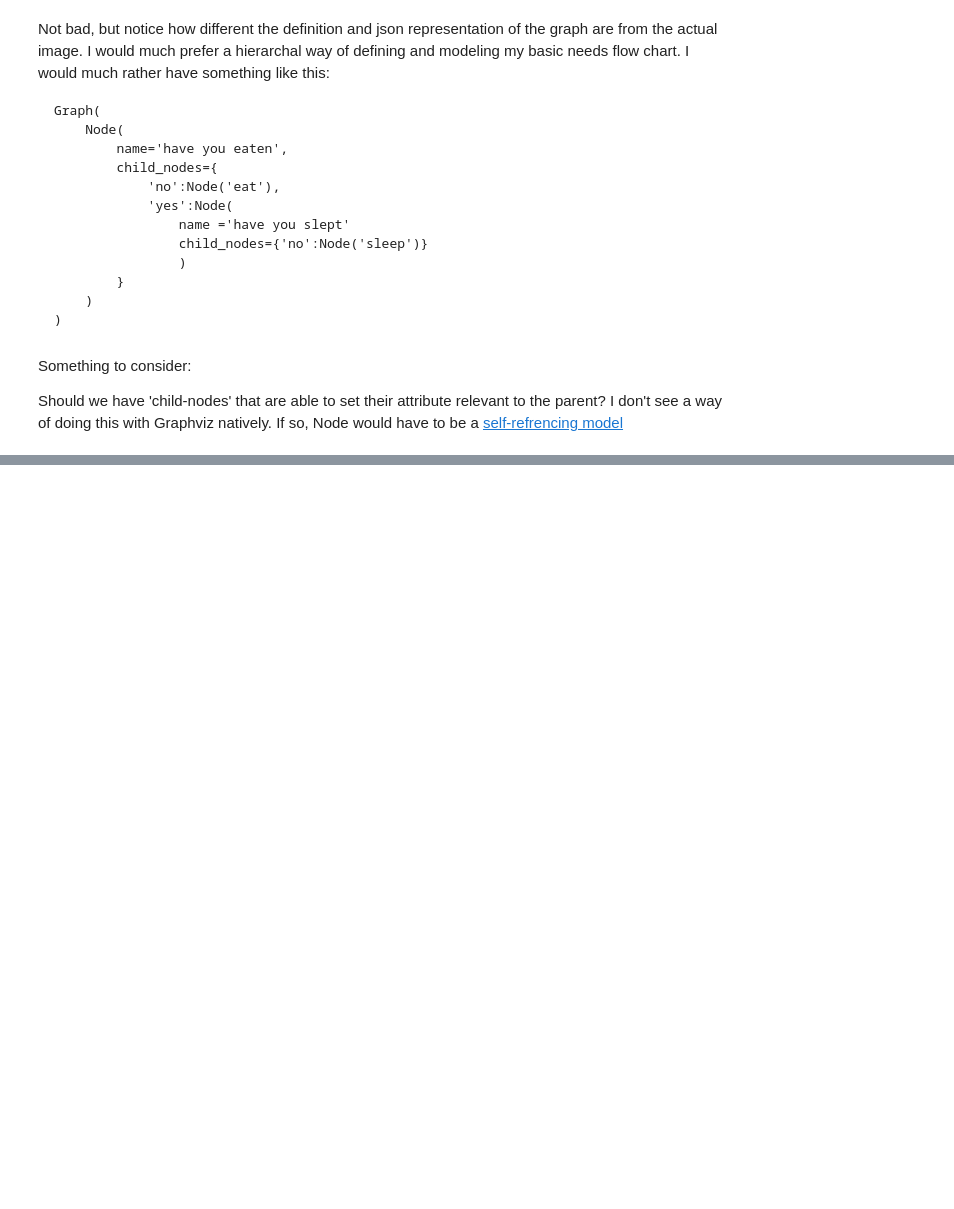
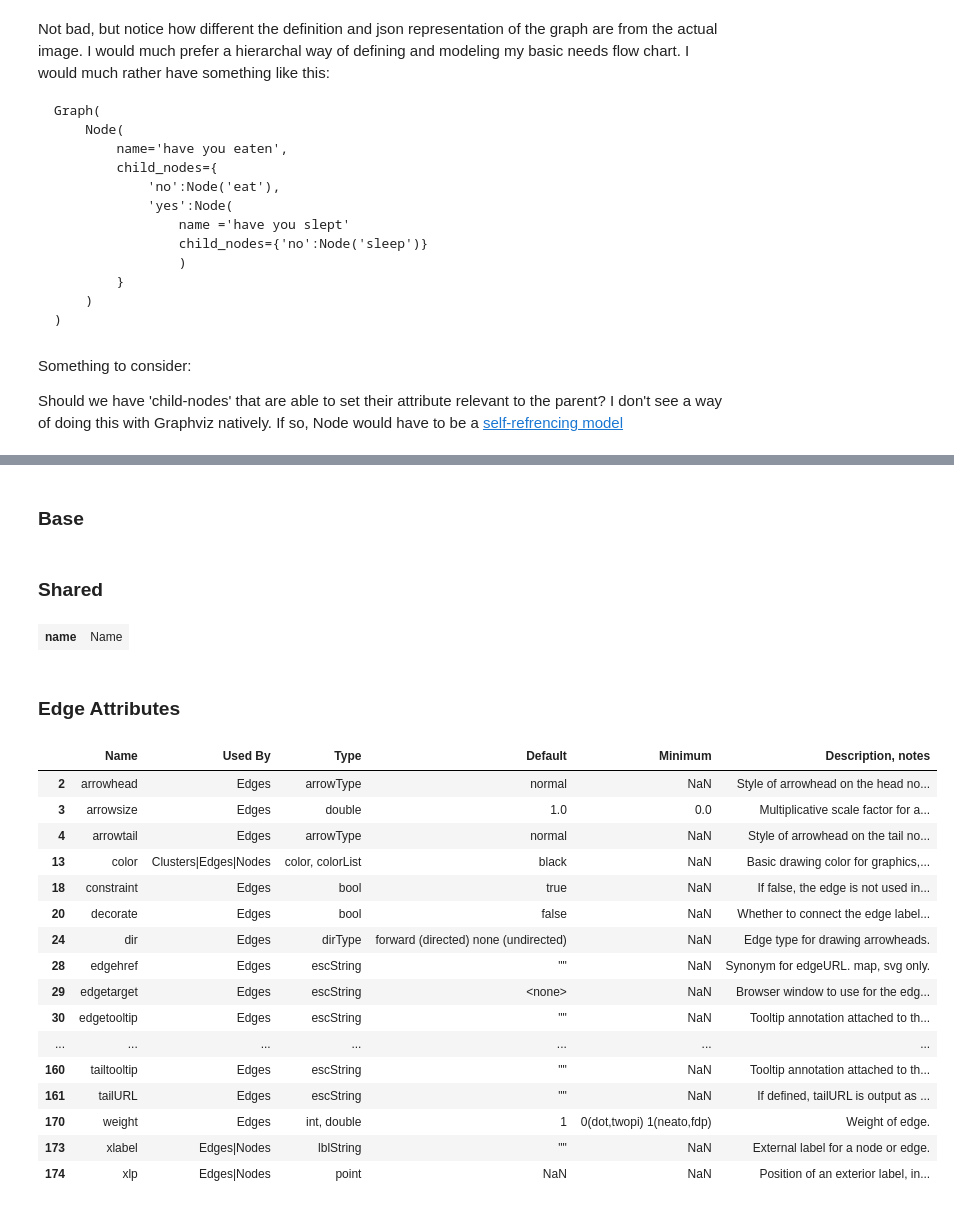
Before and after one commit to schlinkertc/humble-chuck, a Jupyter notebook: nbs/projects/Flow Chart Creator.ipynb, the cells around one changed output, grey strips where cells are left out. Drawn from its saved outputs; the diff is of its cells as text; code cells hidden in the pictures; blank space fills up the shorter version.

```diff
--- a/nbs/projects/Flow Chart Creator.ipynb
+++ b/nbs/projects/Flow Chart Creator.ipynb
@@ -164,0 +182,12 @@ Should we have 'child-nodes' that are able to set their attribute relevant to th
+# %%
+attributes = pd.read_html("https://graphviz.org/doc/info/attrs.html")[0]
+attributes
+
+def normalize_used_by(value):
+    as_list = [s.strip() for s in value.split(',')]
+    return '|'.join(x for x in sorted(as_list))
+
+attributes['Used By'] = attributes['Used By'].apply(
+    lambda x: normalize_used_by(x)
+)
+attributes['Used By'].value_counts()
@@ -164,0 +212,5 @@ Should we have 'child-nodes' that are able to set their attribute relevant to th
+# %%
+shared_ix = attributes[
+    (attributes['Used By']=='Clusters|Edges|Graphs|Nodes')|(attributes['Used By']=='Edges|Graphs|Nodes')
+].index
+attributes.iloc[shared_ix]
@@ -164,0 +234,2 @@ Should we have 'child-nodes' that are able to set their attribute relevant to th
+# %% [markdown]
+### Base
@@ -164,0 +246,2 @@ Should we have 'child-nodes' that are able to set their attribute relevant to th
+# %% [markdown]
+### Shared
@@ -164,0 +315,29 @@ Should we have 'child-nodes' that are able to set their attribute relevant to th
+# %%
+GraphVizAttributesBase('Name')
+# %% [output]
+| name | Name |
+# %% [markdown]
+### Edge Attributes
+# %%
+
+attributes[
+    (attributes['Used By'].str.contains('Edges'))&(attributes['Used By'].index.isin(shared_ix)==False)
+]
+# %% [output]
+|  | Name | Used By | Type | Default | Minimum | Description, notes |
+| 2 | arrowhead | Edges | arrowType | normal | NaN | Style of arrowhead on the head no... |
+| 3 | arrowsize | Edges | double | 1.0 | 0.0 | Multiplicative scale factor for a... |
+| 4 | arrowtail | Edges | arrowType | normal | NaN | Style of arrowhead on the tail no... |
+| 13 | color | Clusters|Edges|Nodes | color, colorList | black | NaN | Basic drawing color for graphics,... |
+| 18 | constraint | Edges | bool | true | NaN | If false, the edge is not used in... |
+| 20 | decorate | Edges | bool | false | NaN | Whether to connect the edge label... |
+| 24 | dir | Edges | dirType | forward (directed) none (undirected) | NaN | Edge type for drawing arrowheads. |
+| 28 | edgehref | Edges | escString | "" | NaN | Synonym for edgeURL. map, svg only. |
+| 29 | edgetarget | Edges | escString | <none> | NaN | Browser window to use for the edg... |
+| 30 | edgetooltip | Edges | escString | "" | NaN | Tooltip annotation attached to th... |
+| ... | ... | ... | ... | ... | ... | ... |
+| 160 | tailtooltip | Edges | escString | "" | NaN | Tooltip annotation attached to th... |
+| 161 | tailURL | Edges | escString | "" | NaN | If defined, tailURL is output as ... |
+| 170 | weight | Edges | int, double | 1 | 0(dot,twopi) 1(neato,fdp) | Weight of edge. |
+| 173 | xlabel | Edges|Nodes | lblString | "" | NaN | External label for a node or edge. |
+| 174 | xlp | Edges|Nodes | point | NaN | NaN | Position of an exterior label, in... |
```
Also changed, not shown: parts of 26 cells of this notebook, 5 other files.
